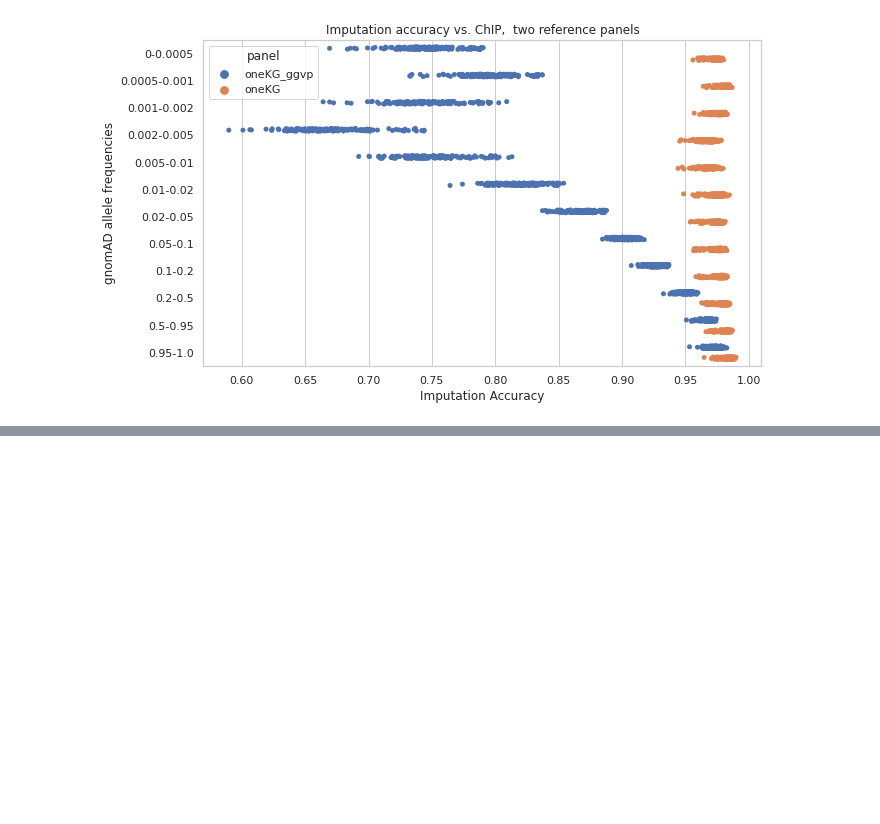
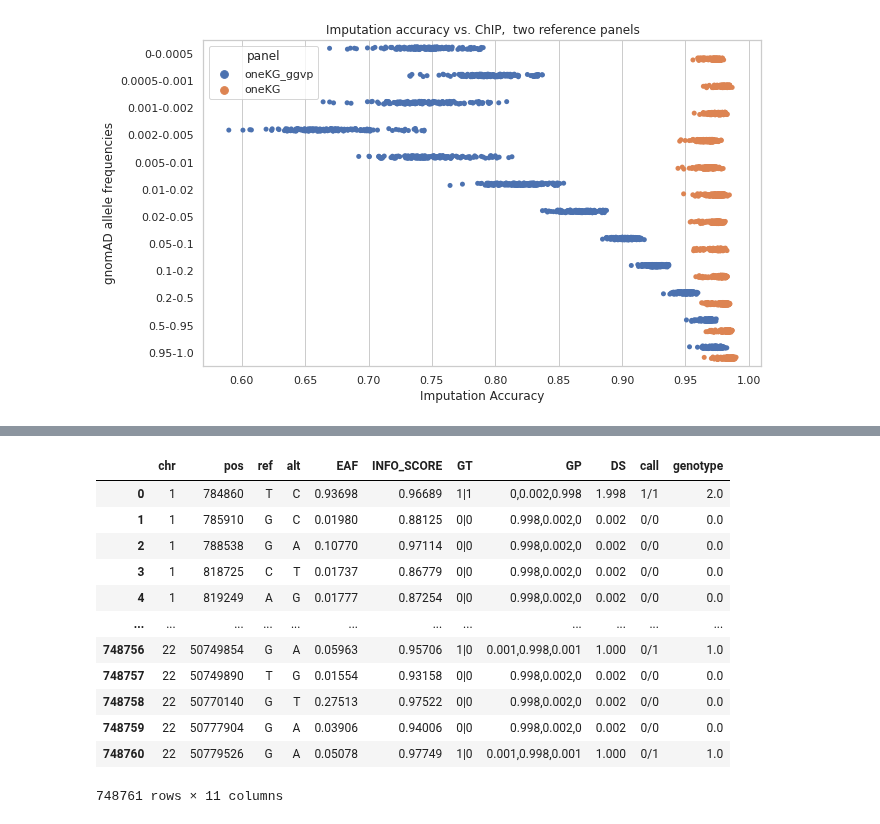
Before and after one commit to Suuuuuuuus/LCWGS_pipeline, a Jupyter notebook: scripts/lcwgs_dump.ipynb, the cells around one changed output, grey strips where cells are left out. Cells and saved outputs as stored; diff of their text form; code cells hidden in the pictures; blank space fills up the shorter version.

```diff
--- a/scripts/lcwgs_dump.ipynb
+++ b/scripts/lcwgs_dump.ipynb
@@ -180,0 +160,13 @@ x
+# %%
+chromosomes = [i for i in range(1,23)]
+vcfs = ["/well/band/users/rbx225/debug/chr" + str(i) + ".vcf.gz" for i in chromosomes]
+mafs = ["/well/band/users/rbx225/GAMCC/data/gnomAD_MAFs/gnomAD_MAF_afr_chr" + str(i) + ".txt" for i in chromosomes]
+chip = "/well/band/users/rbx225/debug/chip.vcf.gz"
+MAF_ary = np.array([0, 0.0001, 0.0002, 0.0005, 0.001, 0.002, 0.005, 0.01, 0.02, 0.05, 0.1, 0.2, 0.5, 0.95, 1])
+
+vcf = lcwgSus.multi_parse_vcf(chromosomes, vcfs)
+# af = lcwgSus.multi_read_af(chromosomes, mafs)
+chip = lcwgSus.read_vcf(chip)
+chip = lcwgSus.drop_cols(chip, drop_lst = ['id', 'qual', 'filter','info','format'])
+# r2 = lcwgSus.calculate_imputation_accuracy(vcf, chip, af)
+# r2.to_csv(output.r2, sep=',', mode='a')
@@ -180,0 +194,3 @@ x
+# %%
+res = pd.merge(vcf, chip, on = ['chr', 'pos', 'ref', 'alt'], how = 'inner')
+res
@@ -180,0 +230,17 @@ x
+# %%
+res['genotype'] = res.apply(lcwgSus.get_genotype, axis = 1)
+res
+# %% [output]
+|  | chr | pos | ref | alt | EAF | INFO_SCORE | GT | GP | DS | call | genotype |
+| 0 | 1 | 784860 | T | C | 0.93698 | 0.96689 | 1|1 | 0,0.002,0.998 | 1.998 | 1/1 | 2.0 |
+| 1 | 1 | 785910 | G | C | 0.01980 | 0.88125 | 0|0 | 0.998,0.002,0 | 0.002 | 0/0 | 0.0 |
+| 2 | 1 | 788538 | G | A | 0.10770 | 0.97114 | 0|0 | 0.998,0.002,0 | 0.002 | 0/0 | 0.0 |
+| 3 | 1 | 818725 | C | T | 0.01737 | 0.86779 | 0|0 | 0.998,0.002,0 | 0.002 | 0/0 | 0.0 |
+| 4 | 1 | 819249 | A | G | 0.01777 | 0.87254 | 0|0 | 0.998,0.002,0 | 0.002 | 0/0 | 0.0 |
+| ... | ... | ... | ... | ... | ... | ... | ... | ... | ... | ... | ... |
+| 748756 | 22 | 50749854 | G | A | 0.05963 | 0.95706 | 1|0 | 0.001,0.998,0.001 | 1.000 | 0/1 | 1.0 |
+| 748757 | 22 | 50749890 | T | G | 0.01554 | 0.93158 | 0|0 | 0.998,0.002,0 | 0.002 | 0/0 | 0.0 |
+| 748758 | 22 | 50770140 | G | T | 0.27513 | 0.97522 | 0|0 | 0.998,0.002,0 | 0.002 | 0/0 | 0.0 |
+| 748759 | 22 | 50777904 | G | A | 0.03906 | 0.94006 | 0|0 | 0.998,0.002,0 | 0.002 | 0/0 | 0.0 |
+| 748760 | 22 | 50779526 | G | A | 0.05078 | 0.97749 | 1|0 | 0.001,0.998,0.001 | 1.000 | 0/1 | 1.0 |
+748761 rows × 11 columns
```
Also changed, not shown: parts of 13 cells of this notebook, 3 other files.
